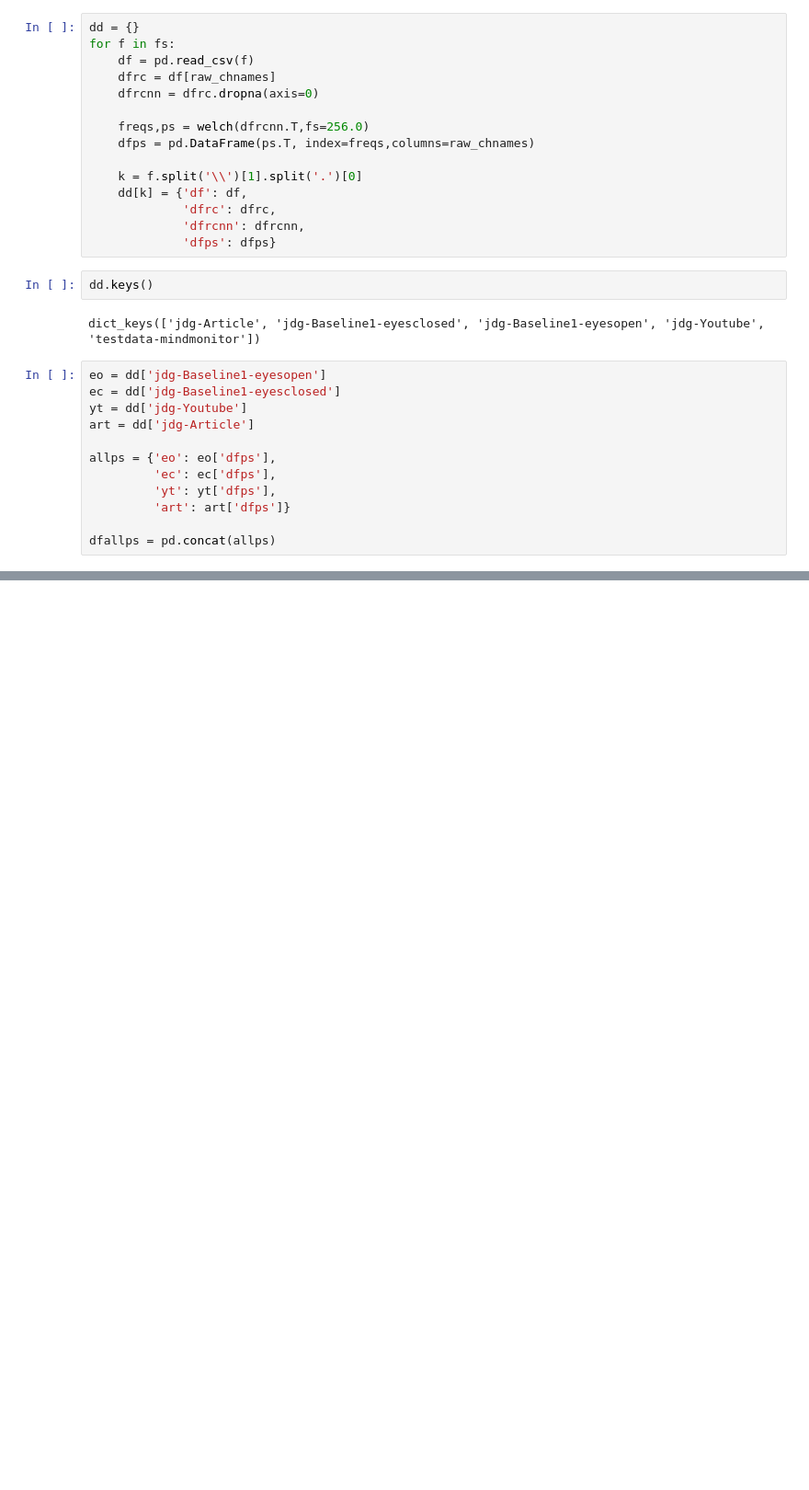
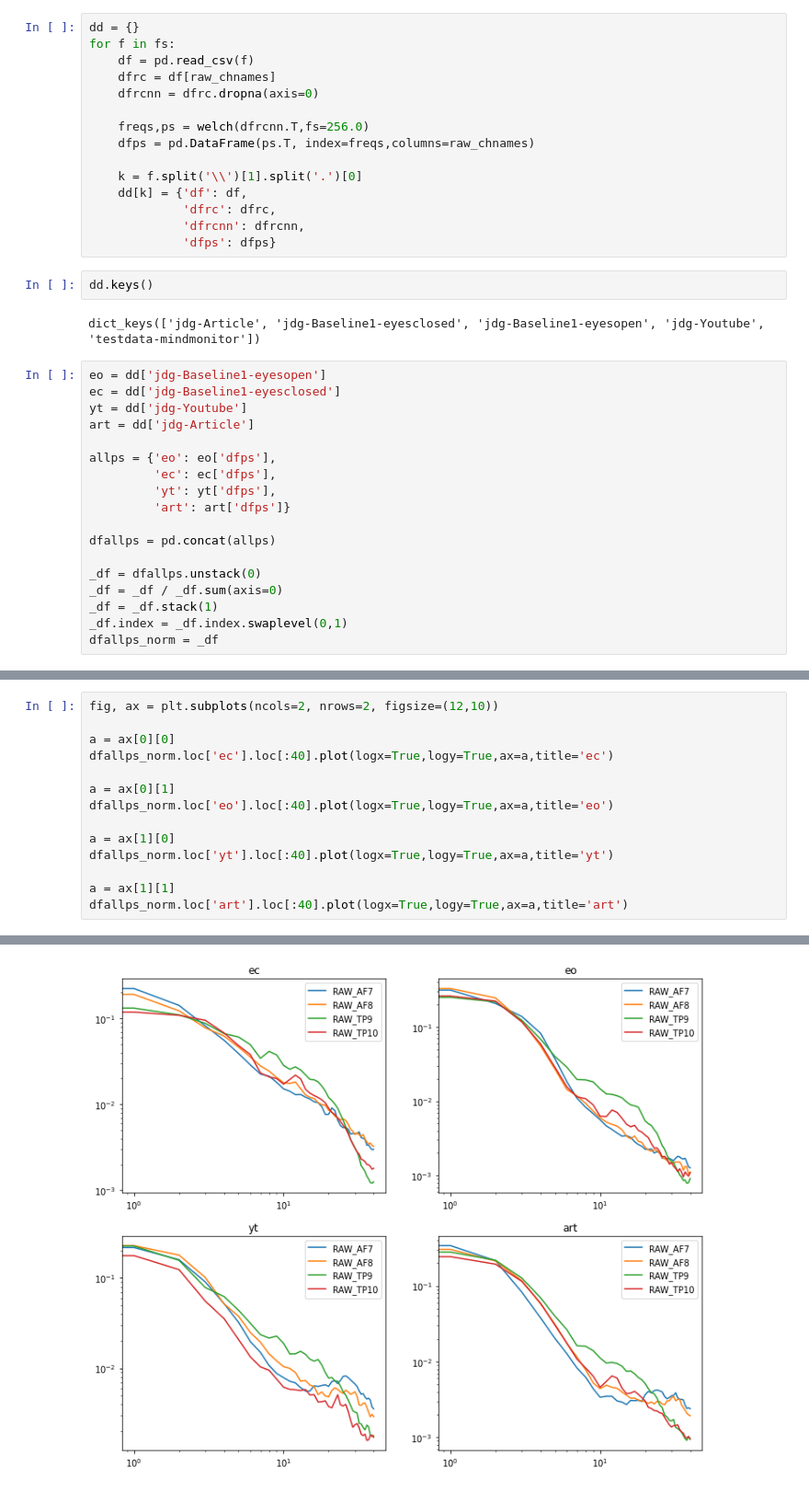
Before and after one commit to NeuroTechX/project-spicy, a Jupyter notebook: notebooks/looking_at_some_jdg_data.ipynb, the cells around one changed output, grey strips where cells are left out. Shown: that part at 92% size. Cells and saved outputs as stored; diff of their text form; blank space fills up the shorter version.

```diff
--- a/notebooks/looking_at_some_jdg_data.ipynb
+++ b/notebooks/looking_at_some_jdg_data.ipynb
@@ -64,3 +66,9 @@ allps = {'eo': eo['dfps'],
          'art': art['dfps']}
 
 dfallps = pd.concat(allps)
+
+_df = dfallps.unstack(0)
+_df = _df / _df.sum(axis=0)
+_df = _df.stack(1)
+_df.index = _df.index.swaplevel(0,1)
+dfallps_norm = _df
@@ -83,0 +123,15 @@ dfallps.loc['art'].loc[:40].plot(logx=True,logy=True,ax=a,title='art')
+# %%
+fig, ax = plt.subplots(ncols=2, nrows=2, figsize=(12,10))
+
+a = ax[0][0]
+dfallps_norm.loc['ec'].loc[:40].plot(logx=True,logy=True,ax=a,title='ec')
+
+a = ax[0][1]
+dfallps_norm.loc['eo'].loc[:40].plot(logx=True,logy=True,ax=a,title='eo')
+
+a = ax[1][0]
+dfallps_norm.loc['yt'].loc[:40].plot(logx=True,logy=True,ax=a,title='yt')
+
+a = ax[1][1]
+dfallps_norm.loc['art'].loc[:40].plot(logx=True,logy=True,ax=a,title='art')
+# %% [output]
@@ -83,0 +139 @@ dfallps.loc['art'].loc[:40].plot(logx=True,logy=True,ax=a,title='art')
+[figure, added]
```
Also changed, not shown: parts of 25 cells of this notebook.
